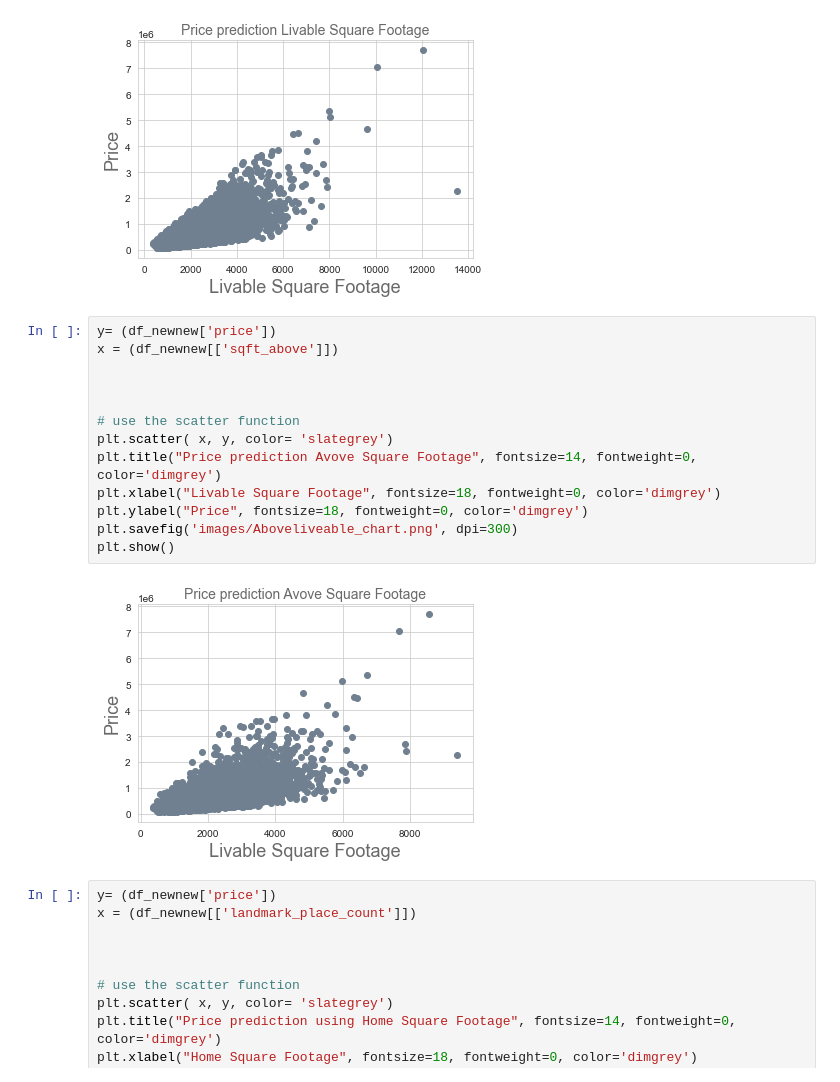
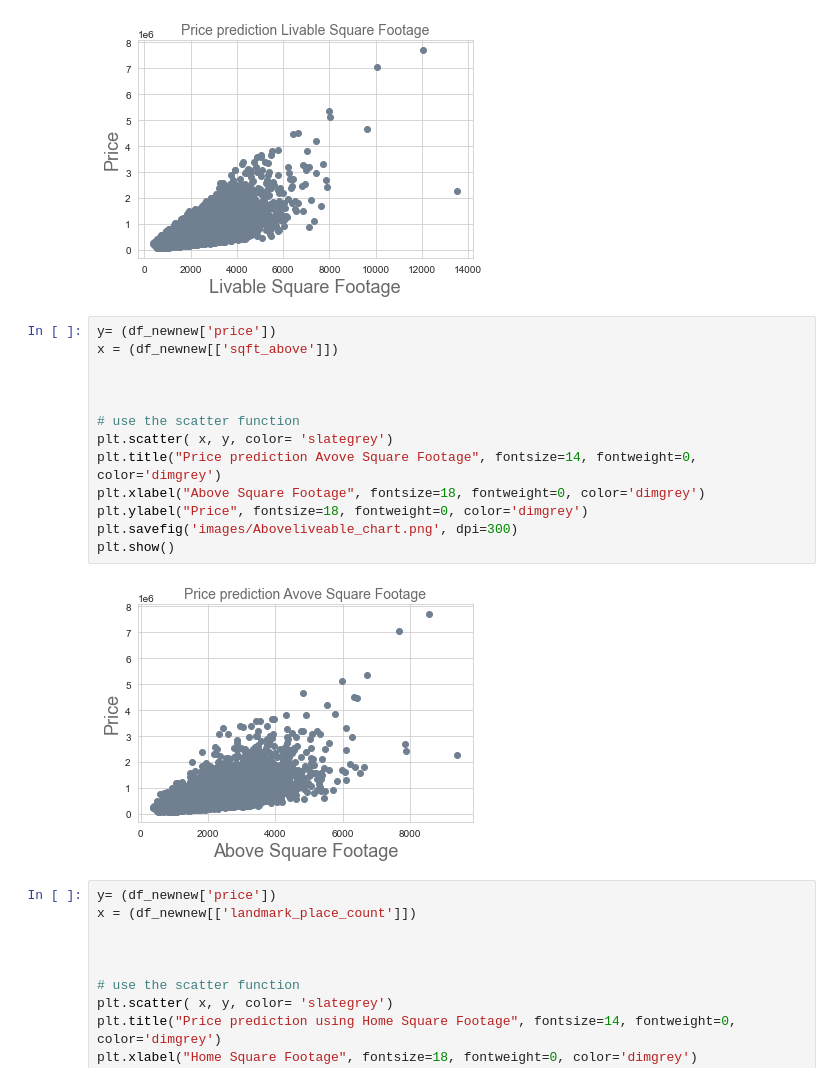
Before and after one commit to angelagjp/110920-pt-phase-2-project, a Jupyter notebook: notebooks/student.ipynb, the cells around one changed output. Saved outputs shown, nothing was run; the diff lists cells and outputs as text.

```diff
--- a/notebooks/student.ipynb
+++ b/notebooks/student.ipynb
@@ -849,18 +849,18 @@ plt.show()
 # %%
 y= (df_newnew['price'])
 x = (df_newnew[['sqft_above']])
 
 
 
 # use the scatter function
 plt.scatter( x, y, color= 'slategrey')
 plt.title("Price prediction Avove Square Footage", fontsize=14, fontweight=0, color='dimgrey')
-plt.xlabel("Livable Square Footage", fontsize=18, fontweight=0, color='dimgrey')
+plt.xlabel("Above Square Footage", fontsize=18, fontweight=0, color='dimgrey')
 plt.ylabel("Price", fontsize=18, fontweight=0, color='dimgrey')
 plt.savefig('images/Aboveliveable_chart.png', dpi=300)
 plt.show()
 # %% [output]
-[figure, old version]
+[figure, new version]
 # %%
 y= (df_newnew['price'])
 x = (df_newnew[['landmark_place_count']])
```
Also changed, not shown: 2 other files.
